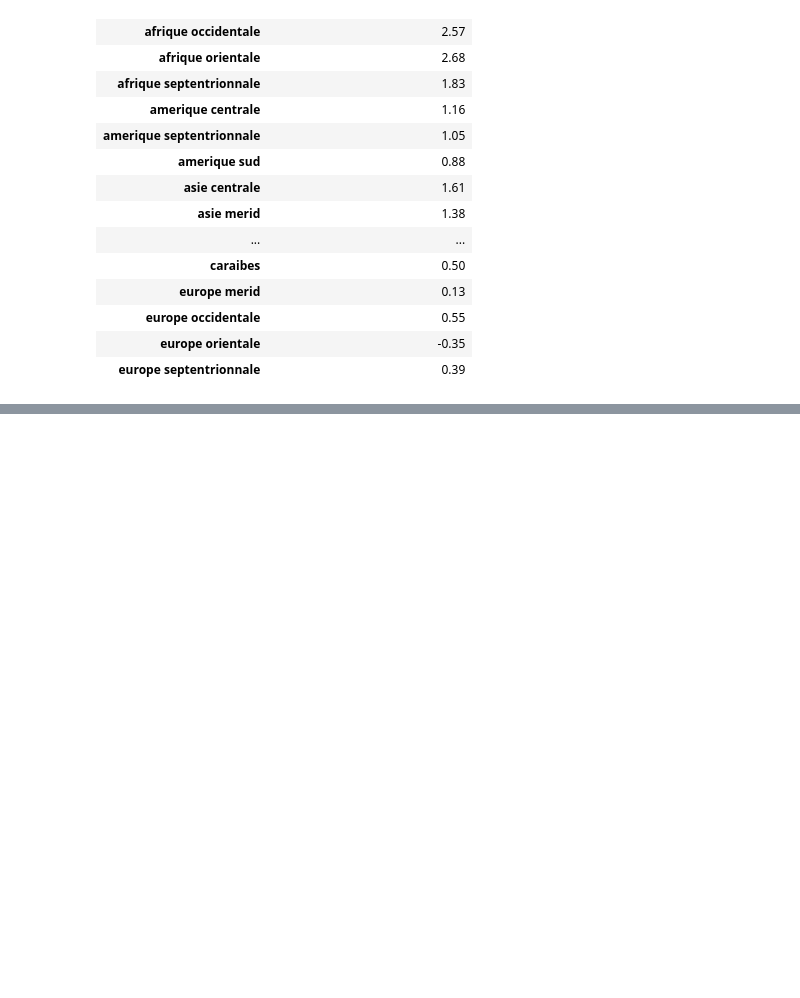
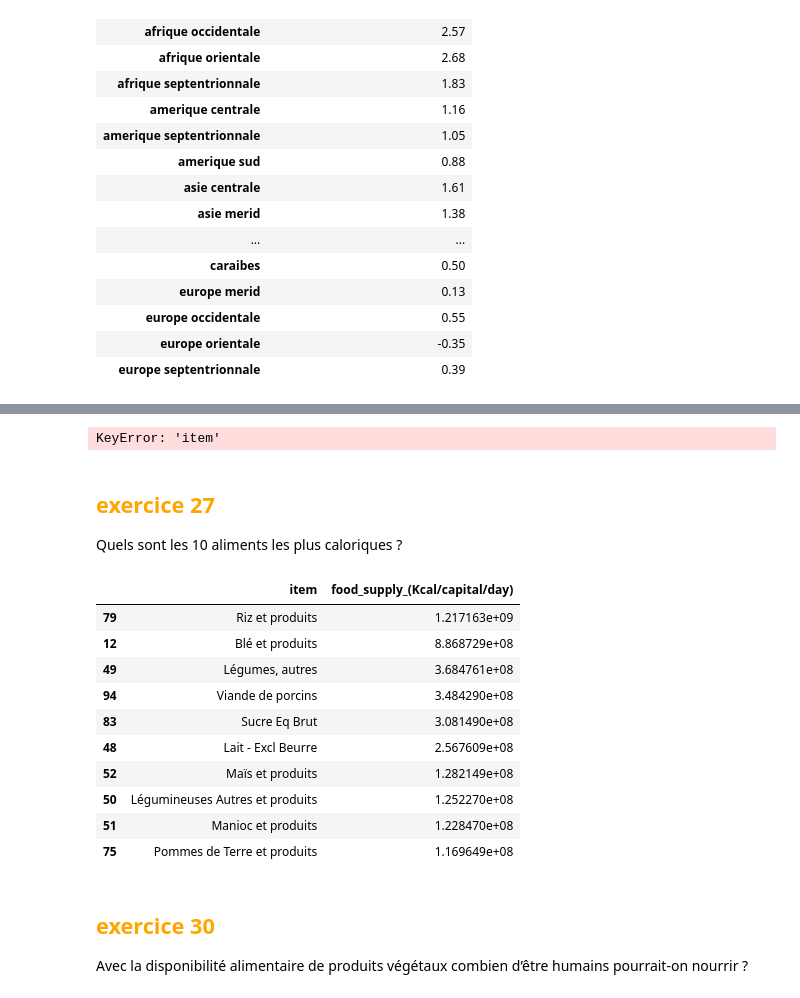
Before and after one commit to Melobgn/Brief-pandas-SEM, a Jupyter notebook: dataframes.ipynb, the cells around one changed output, grey strips where cells are left out. Saved outputs shown, nothing was run; the diff lists cells and outputs as text; code cells hidden in the pictures; blank space fills up the shorter version.

```diff
--- a/dataframes.ipynb
+++ b/dataframes.ipynb
@@ -412,0 +399,16 @@ taux_croissance[['geo_area','le_taux_de_croissance_moyenne']].groupby('geo_area'
+# %%
+# Multiplication de la disponibilité alimentaire par habitant par jour par la population
+df['food_supply_(Kcal/capital/day)'] = df['food_supply_(Kcal/capital/day)'] * df['pop_1000_hab']
+
+# Agrégation pour obtenir la disponibilité totale de kilocalories par pays et par année
+dispo_nourriture_totale_kcal = df.groupby(['country', 'year'])[['food_supply_(Kcal/capital/day)']].agg(sum)
+dispo_nourriture_totale_kcal = dispo_nourriture_totale_kcal.reset_index()
+dispo_nourriture_totale_kcal = dispo_nourriture_totale_kcal.sort_values(['year', 'food_supply_(Kcal/capital/day)'], ascending=False)
+
+# Multiplication de la quantité de protéines par habitant par jour par 1000 pour obtenir des grammes
+df['protein_supply_quantity_(g/capital/day)'] = df['protein_supply_quantity_(g/capital/day)'] * 1000
+
+# Agrégation pour obtenir la disponibilité totale de protéines en grammes par pays et par année
+dispo_nourriture_totale_prot = df.groupby(['country', 'year'])[['protein_supply_quantity_(g/capital/day)']].agg(sum)
+dispo_nourriture_totale_prot = dispo_nourriture_totale_prot.reset_index()
+dispo_nourriture_totale_prot = dispo_nourriture_totale_prot.sort_values(['year', 'protein_supply_quantity_(g/capital/day)'], ascending=False)
@@ -412,0 +417,40 @@ taux_croissance[['geo_area','le_taux_de_croissance_moyenne']].groupby('geo_area'
+# %%
+# Fusion des DataFrames dispo_nourriture_totale_kcal et dispo_nourriture_totale_prot
+merged_df = pd.merge(dispo_nourriture_totale_kcal, dispo_nourriture_totale_prot, on=['country', 'year'])
+
+# Calcul du ratio énergie/poids pour chaque produit et pays
+merged_df['ratio_energie_poids'] = merged_df['food_supply_(Kcal/capital/day)'] / merged_df['protein_supply_quantity_(g/capital/day)']
+
+# Remplacement des valeurs infinies par NaN et suppression des lignes avec des valeurs nulles
+merged_df.replace([np.inf, -np.inf], np.nan, inplace=True)
+merged_df.dropna(subset=['ratio_energie_poids'], inplace=True)
+
+# Utilisez la colonne 'item' pour le regroupement
+moyenne_ratio_par_aliment = merged_df.groupby('item')['ratio_energie_poids'].mean()
+
+# Afficher les résultats
+print(moyenne_ratio_par_aliment)
+# %% [output]
+KeyError: 'item'
+# %% [markdown]
+## <span style = 'color : orange'>exercice 27 </span>
+ Quels sont les 10 aliments les plus caloriques ?
+# %%
+aliments_plus_caloriques = df.groupby('item')['food_supply_(Kcal/capital/day)'].agg(max).reset_index()
+aliments_plus_caloriques = aliments_plus_caloriques.sort_values(by='food_supply_(Kcal/capital/day)', ascending=False).head(10)
+aliments_plus_caloriques
+# %% [output]
+|  | item | food_supply_(Kcal/capital/day) |
+| 79 | Riz et produits | 1.217163e+09 |
+| 12 | Blé et produits | 8.868729e+08 |
+| 49 | Légumes, autres | 3.684761e+08 |
+| 94 | Viande de porcins | 3.484290e+08 |
+| 83 | Sucre Eq Brut | 3.081490e+08 |
+| 48 | Lait - Excl Beurre | 2.567609e+08 |
+| 52 | Maïs et produits | 1.282149e+08 |
+| 50 | Légumineuses Autres et produits | 1.252270e+08 |
+| 51 | Manioc et produits | 1.228470e+08 |
+| 75 | Pommes de Terre et produits | 1.169649e+08 |
+# %% [markdown]
+## <span style = 'color : orange'>exercice 30 </span>
+ Avec la disponibilité alimentaire de produits végétaux combien d’être humains pourrait-on nourrir ?
```
Also changed, not shown: parts of 12 cells of this notebook.
